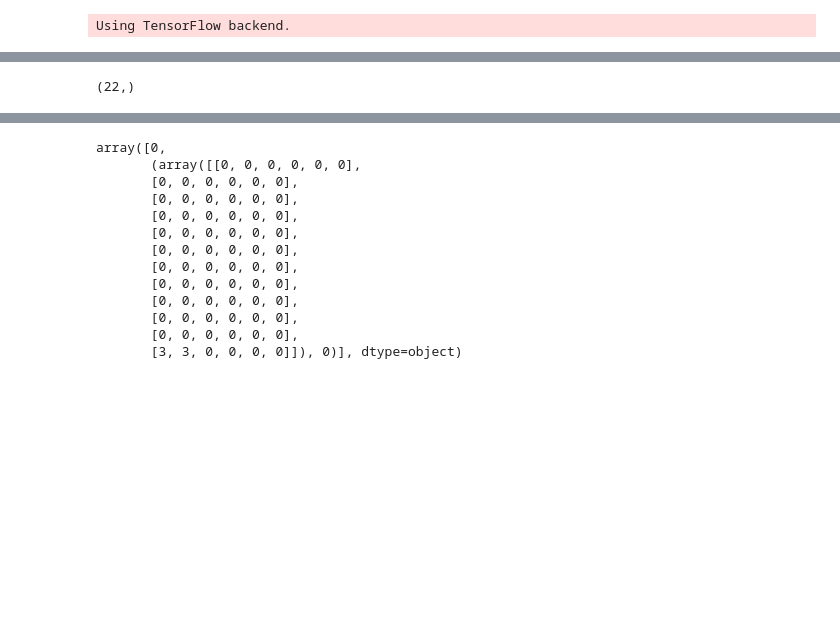
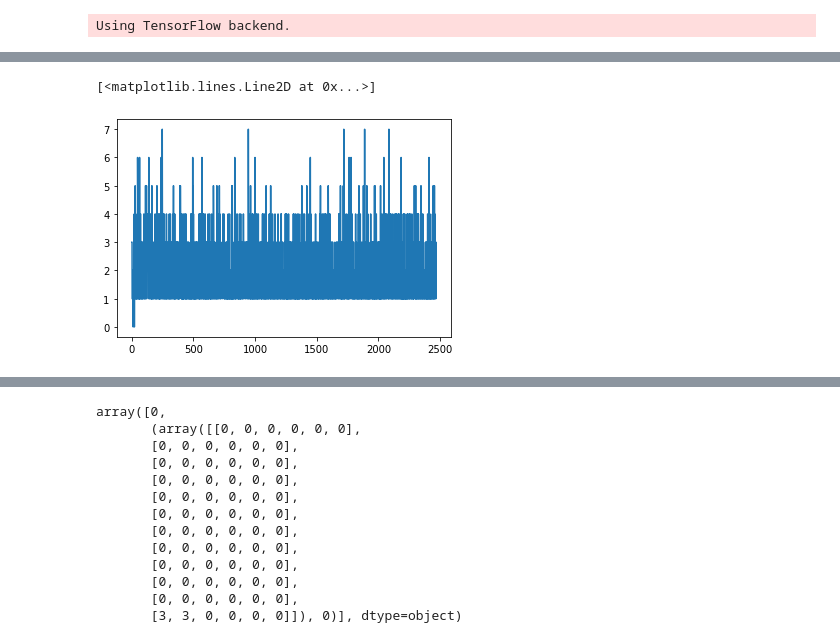
Before and after one commit to Arraytionary/deeply, a Jupyter notebook: projectP.ipynb, the cells around one changed output, grey strips where cells are left out. Cells and saved outputs as stored; diff of their text form; code cells hidden in the pictures; blank space fills up the shorter version.

```diff
--- a/projectP.ipynb
+++ b/projectP.ipynb
@@ -198,7 +208,7 @@ class DQNAgent(object):
         self.agent_predict = 0
         self.learning_rate = 0.0005
         self.model = self.network()
-#         self.model = self.network("weights_boat.hdf5")
+#         self.model = self.network("weights_ss.hdf5")
         self.epsilon = 1
         self.epsilon_min = 0.01
         self.epsilon_decay = 0.995
@@ -213,15 +223,15 @@ class DQNAgent(object):
     def set_reward(self, chains, over):
         if over:
             if self.longest_chain == 0:
-                self.reward = -2
-            else: self.reward = -4
+                self.reward = -10
+            else: self.reward = -20
         elif chains == 0:
-            self.reward = 0.5
-        elif chains >= self.longest_chain:
-            self.reward = 1.5*(chains-self.longest_chain)
+            self.reward = 1
+        elif chains >= self.longest_chain and self.longest_chain > 0:
+            self.reward = 5*(chains-self.longest_chain)
             self.longest_chain = chains
         else:
-            self.reward = 1
+            self.reward = 5
         return self.reward
 
 
@@ -249,7 +259,7 @@ class DQNAgent(object):
             minibatch = random.sample(memory, 1000)
         else:
             minibatch = memory
-        for state, action, reward, next_state, puyos_1, puyos_2, done in minibatch:
+        '''for state, action, reward, next_state, puyos_1, puyos_2, done in minibatch:
             target = reward
 #             print(next_state)
             state = np.append(state, puyos_1).reshape(1,296)
@@ -261,10 +271,33 @@ class DQNAgent(object):
 #             target_f = self.model.predict(state.reshape((1, 290)))
             target_f = self.model.predict(state)
             target_f[0][np.argmax(action)] = target
+            self.model.fit(state.reshape((1, 290)), target_f, epochs=1, verbose=0)
+            print(target_f)'''
+#             self.model.fit(state, target_f, epochs=1, verbose=0)
+
 #             self.model.fit(state.reshape((1, 290)), target_f, epochs=1, verbose=0)
-            self.model.fit(state, target_f, epochs=1, verbose=0)
+#             print(target_f)
+
+#             self.model.fit(state, target_f, epochs=1, verbose=0)
+        gg = self.gen_mem(minibatch)
+        self.model.fit_generator(gg,
+                    steps_per_epoch=len(minibatch), epochs=10)
         if self.epsilon > self.epsilon_min:
             self.epsilon*=self.epsilon_decay
+    def gen_mem(self, minibatch):
+        for state, action, reward, next_state, puyos_1, puyos_2, done in minibatch:
+            target = reward
+            state = np.append(state, puyos_1).reshape(1,296)
+            next_state = np.append(next_state, puyos_2).reshape(1,296)
+            if not done:
+
+#                 target = reward + self.gamma * np.amax(self.model.predict(next_state.reshape((1, 290)))[0])
+                target = reward + self.gamma * np.amax(self.model.predict(next_state)[0])
+#             target_f = self.model.predict(state.reshape((1, 290)))
+            target_f = self.model.predict(state)
+            target_f[0][np.argmax(action)] = target
+            yield (state, target_f)
+        return
 
     def train_short_memory(self, state, action, reward, next_state, puyos_1, puyos_2, done):
         target = reward
@@ -278,5 +311,6 @@ class DQNAgent(object):
 
         target_f[0][np.argmax(action)] = target
 #         self.model.fit(state.reshape((1, 288)), target_f, epochs=1, verbose=0)
+
         self.model.fit(state, target_f, epochs=1, verbose=0)
 # %%
@@ -394,6 +414,8 @@ IndexError: too many indices for array
 # %%
 new_target = np.zeros(22)
 new_target.shape
+plt.plot(chain_plot)
 # %% [output]
-(22,)
+[<matplotlib.lines.Line2D at 0x...>]
+[figure, added]
 # %%
```
Also changed, not shown: parts of 8 cells of this notebook, 1 other file.
